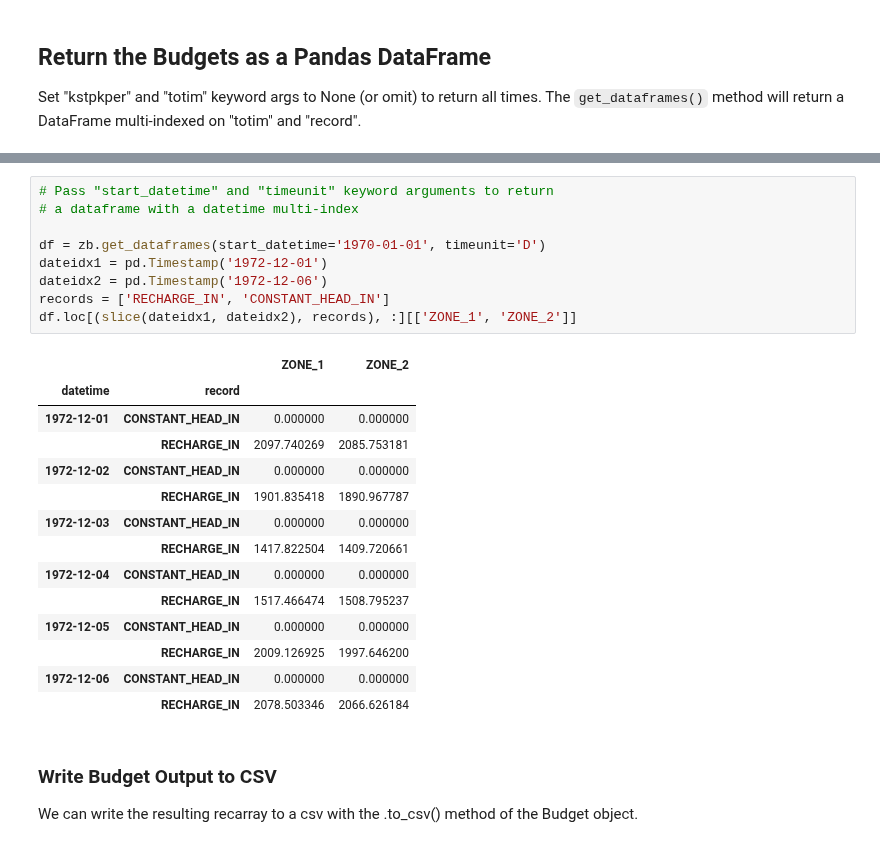
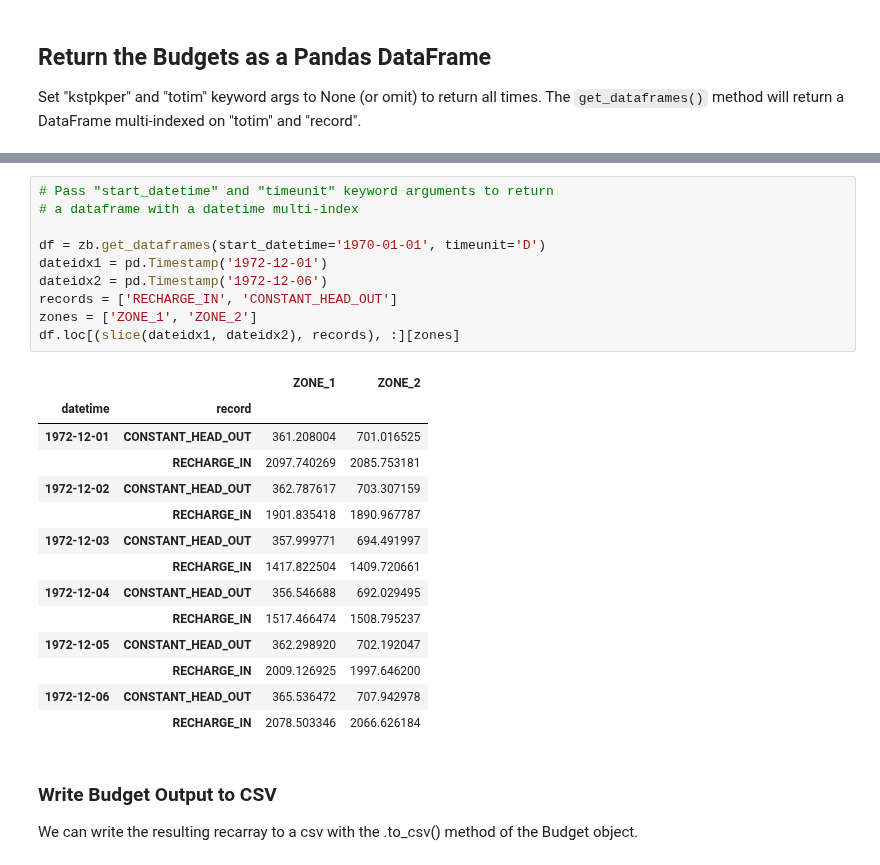
Before and after one commit to modflowpy/flopy, a Jupyter notebook: examples/Notebooks/flopy3_ZoneBudget_example.ipynb, the cells around one changed output, grey strips where cells are left out. Cells and saved outputs as stored; diff of their text form.

```diff
--- a/examples/Notebooks/flopy3_ZoneBudget_example.ipynb
+++ b/examples/Notebooks/flopy3_ZoneBudget_example.ipynb
@@ -194,26 +194,27 @@ df.loc[(slice(dateidx1, dateidx2), records), :][['ZONE_1', 'ZONE_2']]
 # %%
 # Pass "start_datetime" and "timeunit" keyword arguments to return
 # a dataframe with a datetime multi-index
 
 df = zb.get_dataframes(start_datetime='1970-01-01', timeunit='D')
 dateidx1 = pd.Timestamp('1972-12-01')
 dateidx2 = pd.Timestamp('1972-12-06')
-records = ['RECHARGE_IN', 'CONSTANT_HEAD_IN']
-df.loc[(slice(dateidx1, dateidx2), records), :][['ZONE_1', 'ZONE_2']]
+records = ['RECHARGE_IN', 'CONSTANT_HEAD_OUT']
+zones = ['ZONE_1', 'ZONE_2']
+df.loc[(slice(dateidx1, dateidx2), records), :][zones]
 # %% [output]
 |  |  | ZONE_1 | ZONE_2 |
 | datetime | record |  |  |
-| 1972-12-01 | CONSTANT_HEAD_IN | 0.000000 | 0.000000 |
+| 1972-12-01 | CONSTANT_HEAD_OUT | 361.208004 | 701.016525 |
 |  | RECHARGE_IN | 2097.740269 | 2085.753181 |
-| 1972-12-02 | CONSTANT_HEAD_IN | 0.000000 | 0.000000 |
+| 1972-12-02 | CONSTANT_HEAD_OUT | 362.787617 | 703.307159 |
 |  | RECHARGE_IN | 1901.835418 | 1890.967787 |
-| 1972-12-03 | CONSTANT_HEAD_IN | 0.000000 | 0.000000 |
+| 1972-12-03 | CONSTANT_HEAD_OUT | 357.999771 | 694.491997 |
 |  | RECHARGE_IN | 1417.822504 | 1409.720661 |
-| 1972-12-04 | CONSTANT_HEAD_IN | 0.000000 | 0.000000 |
+| 1972-12-04 | CONSTANT_HEAD_OUT | 356.546688 | 692.029495 |
 |  | RECHARGE_IN | 1517.466474 | 1508.795237 |
-| 1972-12-05 | CONSTANT_HEAD_IN | 0.000000 | 0.000000 |
+| 1972-12-05 | CONSTANT_HEAD_OUT | 362.298920 | 702.192047 |
 |  | RECHARGE_IN | 2009.126925 | 1997.646200 |
-| 1972-12-06 | CONSTANT_HEAD_IN | 0.000000 | 0.000000 |
+| 1972-12-06 | CONSTANT_HEAD_OUT | 365.536472 | 707.942978 |
 |  | RECHARGE_IN | 2078.503346 | 2066.626184 |
 # %% [markdown]
 ### Write Budget Output to CSV
```
Also changed, not shown: parts of 2 cells of this notebook, 1 other file.
